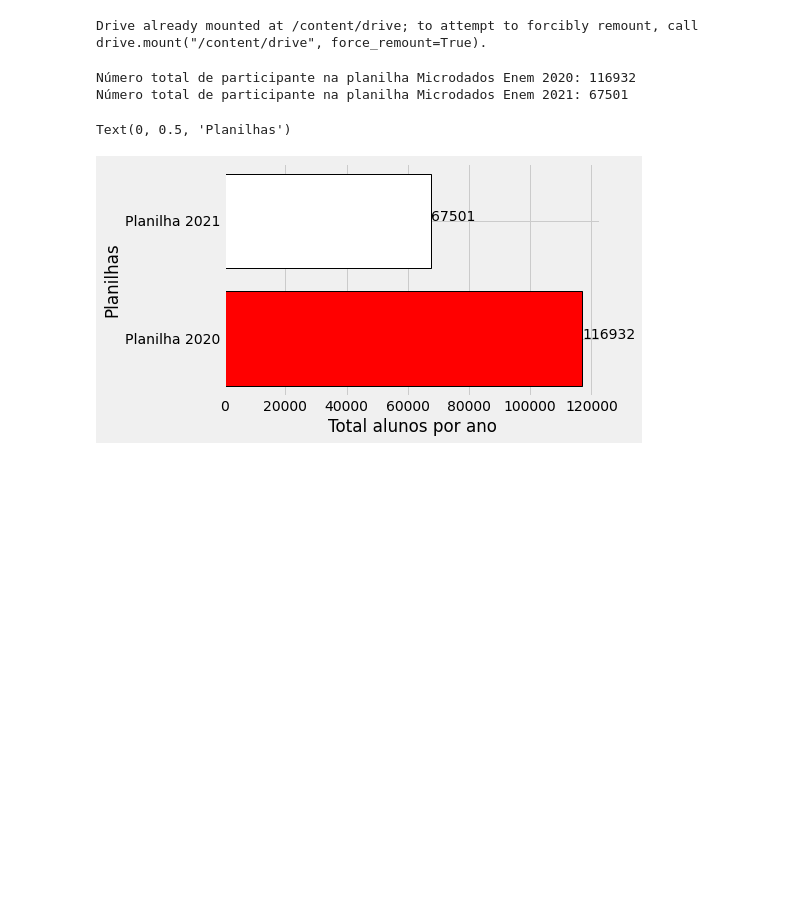
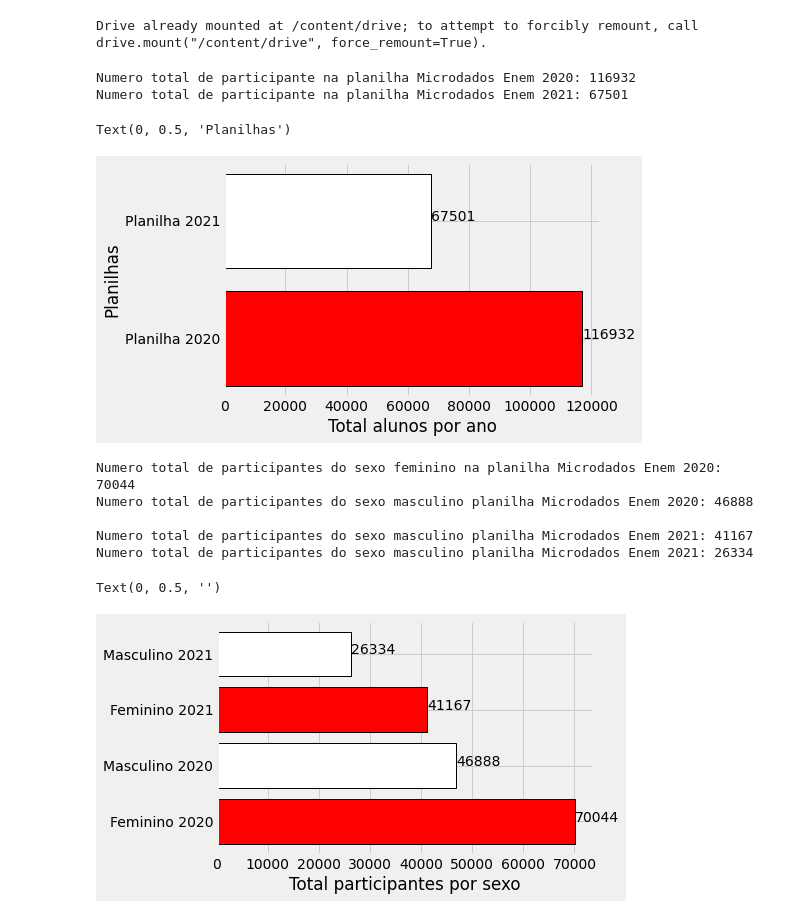
Before and after one commit to kingofrats04/Projeto_IA_DadosEnem, a Jupyter notebook: testeGraficosPy.ipynb, the cells around one changed output. Saved outputs shown, nothing was run; the diff lists cells and outputs as text; code cells hidden in the pictures; blank space fills up the shorter version.

```diff
--- a/testeGraficosPy.ipynb
+++ b/testeGraficosPy.ipynb
@@ -15,9 +15,11 @@ import pandas as pd
 planilha2020 = pd.read_csv('./drive/MyDrive/trabalho_ia/data/MICRODADOS_ENEM_2020_DF.csv', sep=';' , encoding='latin-1')
 planilha2021 = pd.read_csv("./drive/MyDrive/trabalho_ia/data/MICRODADOS_ENEM_2021_DF.csv", sep=';' , encoding='latin-1')
 
-# Printar coluna de participantes
-print('Numero total de participante na planilha Microdados Enem 2020:', planilha2020.NU_PARTICIPANTES.max())
-print('Numero total de participante na planilha Microdados Enem 2021:', planilha2021.NU_PARTICIPANTES.max())
+#---------------------------------- Grafico 1 ----------------------------------
+
+# Printar total de participantes por ano
+print('Numero total de participantes na planilha Microdados Enem 2020:', planilha2020.NU_PARTICIPANTES.max())
+print('Numero total de participantes na planilha Microdados Enem 2021:', planilha2021.NU_PARTICIPANTES.max(), '\n')
 
 num1 = planilha2020.NU_PARTICIPANTES.max()
 num2 = planilha2021.NU_PARTICIPANTES.max()
@@ -36,7 +38,51 @@ plt.barh(x, totalAlunos, align='center', color=['red', 'white'], edgecolor='blac
 plt.xlabel("Total alunos por ano")
 plt.ylabel("Planilhas")
 # %% [output]
-Número total de participante na planilha Microdados Enem 2020: 116932
-Número total de participante na planilha Microdados Enem 2021: 67501
+Numero total de participante na planilha Microdados Enem 2020: 116932
+Numero total de participante na planilha Microdados Enem 2021: 67501
 Text(0, 0.5, 'Planilhas')
 [figure]
+# %%
+#---------------------------------- Grafico 2 ----------------------------------
+
+#display(planilha2020.loc[(planilha2020['TP_SEXO']=='F')])
+#display(planilha2020.loc[(planilha2020['TP_SEXO']=='M')])
+#display(planilha2021.loc[(planilha2021['TP_SEXO']=='F')])
+#display(planilha2021.loc[(planilha2021['TP_SEXO']=='M')])
+
+#print(planilha2021.TP_SEXO.hist())
+
+# Printar total de participantes por sexo
+print('Numero total de participantes do sexo feminino na planilha Microdados Enem 2020: 70044')
+print('Numero total de participantes do sexo masculino planilha Microdados Enem 2020: 46888\n')
+print('Numero total de participantes do sexo masculino planilha Microdados Enem 2021: 41167')
+print('Numero total de participantes do sexo masculino planilha Microdados Enem 2021: 26334\n')
+
+numF2020 = 70044
+numM2020 = 46888
+
+numF2021 = 41167
+numM2021 = 26334
+
+
+# Printando grafico de barras horizontal
+x = ['Feminino 2020', 'Masculino 2020', 'Feminino 2021', 'Masculino 2021']
+y = [70044, 46888, 41167, 26334]
+
+totalGeral = numF2020, numM2020, numF2021, numM2021
+plt.style.use('fivethirtyeight')
+
+for index, value in enumerate(y):
+  plt.text(value, index,str(value))
+
+plt.barh(x, totalGeral, align='center', color=['red', 'white'], edgecolor='black', linewidth="1")
+plt.xlabel("Total participantes por sexo")
+plt.ylabel("")
+# %% [output]
+Numero total de participantes do sexo feminino na planilha Microdados Enem 2020: 70044
+Numero total de participantes do sexo masculino planilha Microdados Enem 2020: 46888
+
+Numero total de participantes do sexo masculino planilha Microdados Enem 2021: 41167
+Numero total de participantes do sexo masculino planilha Microdados Enem 2021: 26334
+Text(0, 0.5, '')
+[figure, added]
```
